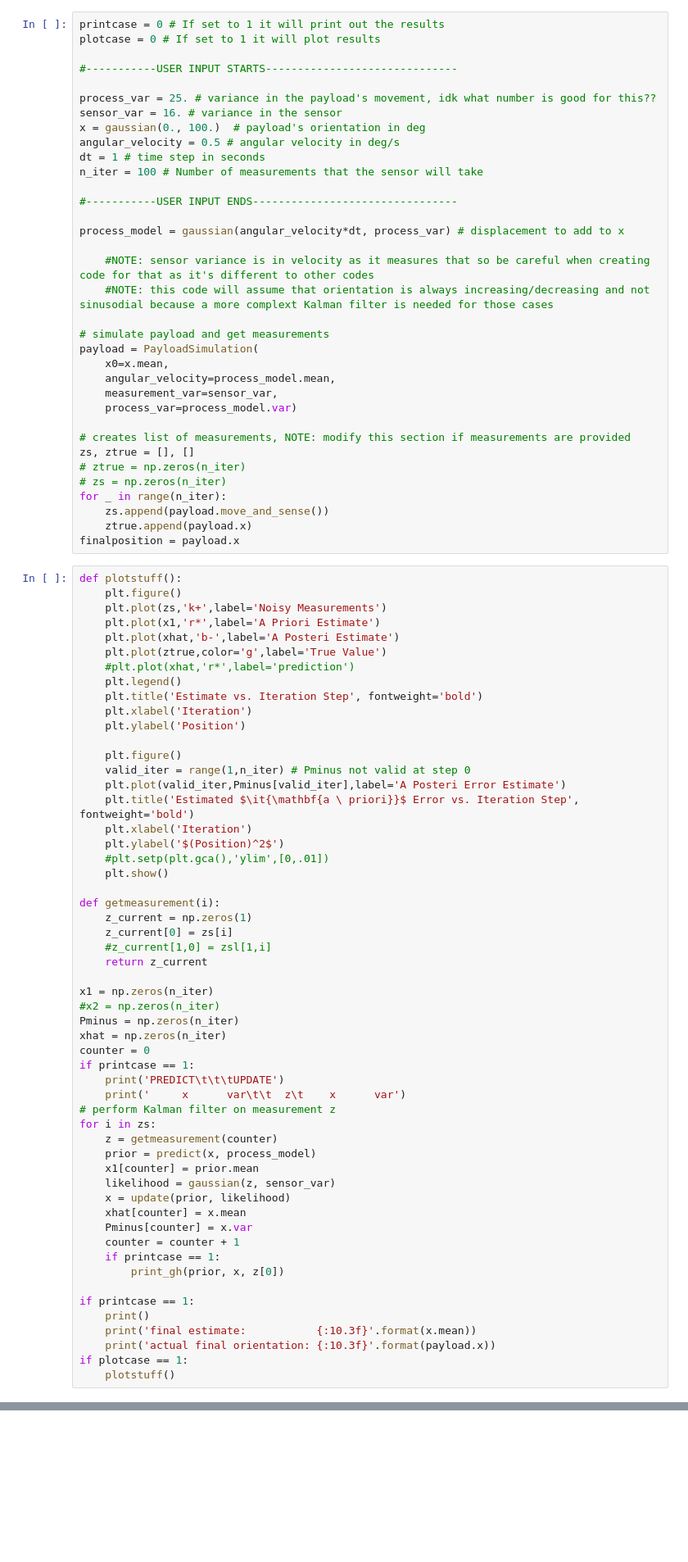
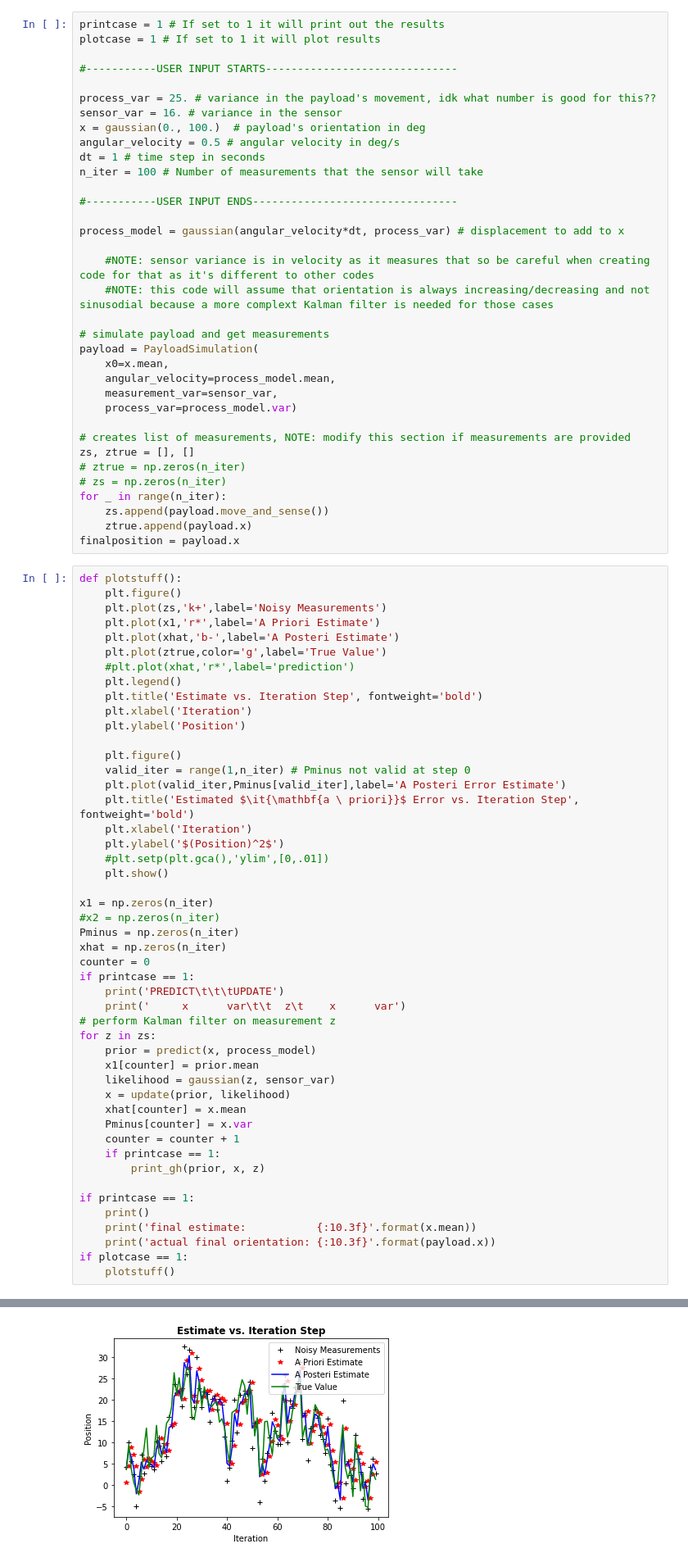
Before and after one commit to jmattic/KalmanFilter, a Jupyter notebook: 1DHandCodeEXCLAIM.ipynb, the cells around one changed output, grey strips where cells are left out. Shown: that part at 82% size. Drawn from its saved outputs; the diff is of its cells as text; blank space fills up the shorter version.

```diff
--- a/1DHandCodeEXCLAIM.ipynb
+++ b/1DHandCodeEXCLAIM.ipynb
@@ -71,8 +71,8 @@ class PayloadSimulation(object):
         self.move()
         return self.sense_position()
 # %%
-printcase = 0 # If set to 1 it will print out the results
-plotcase = 0 # If set to 1 it will plot results
+printcase = 1 # If set to 1 it will print out the results
+plotcase = 1 # If set to 1 it will plot results
 
 #-----------USER INPUT STARTS------------------------------
 
@@ -127,12 +127,6 @@ def plotstuff():
     #plt.setp(plt.gca(),'ylim',[0,.01])
     plt.show()
 
-def getmeasurement(i):
-    z_current = np.zeros(1)
-    z_current[0] = zs[i]
-    #z_current[1,0] = zsl[1,i]
-    return z_current
-
 x1 = np.zeros(n_iter)
 #x2 = np.zeros(n_iter)
 Pminus = np.zeros(n_iter)
@@ -142,8 +136,7 @@ if printcase == 1:
     print('PREDICT\t\t\tUPDATE')
     print('     x      var\t\t  z\t    x      var')
 # perform Kalman filter on measurement z
-for i in zs:
-    z = getmeasurement(counter)
+for z in zs:
     prior = predict(x, process_model)
     x1[counter] = prior.mean
     likelihood = gaussian(z, sensor_var)
@@ -152,7 +145,7 @@ for i in zs:
     Pminus[counter] = x.var
     counter = counter + 1
     if printcase == 1:
-        print_gh(prior, x, z[0])
+        print_gh(prior, x, z)
 
 if printcase == 1:
     print()
@@ -160,3 +153,4 @@ if printcase == 1:
     print('actual final orientation: {:10.3f}'.format(payload.x))
 if plotcase == 1:
     plotstuff()
+# %% [output]
@@ -162,0 +174 @@ if plotcase == 1:
+[figure, added]
```
Also changed, not shown: parts of 2 cells of this notebook.
